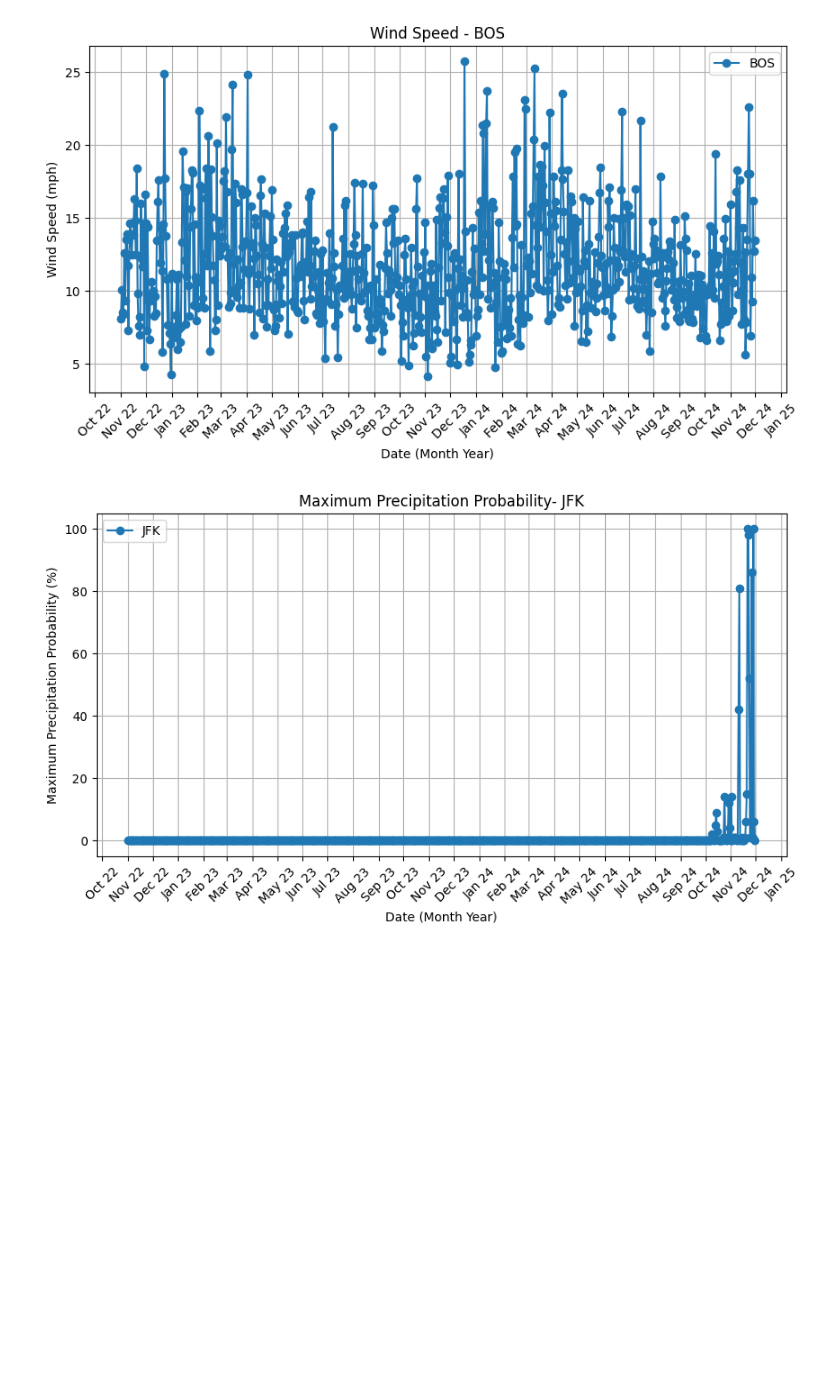
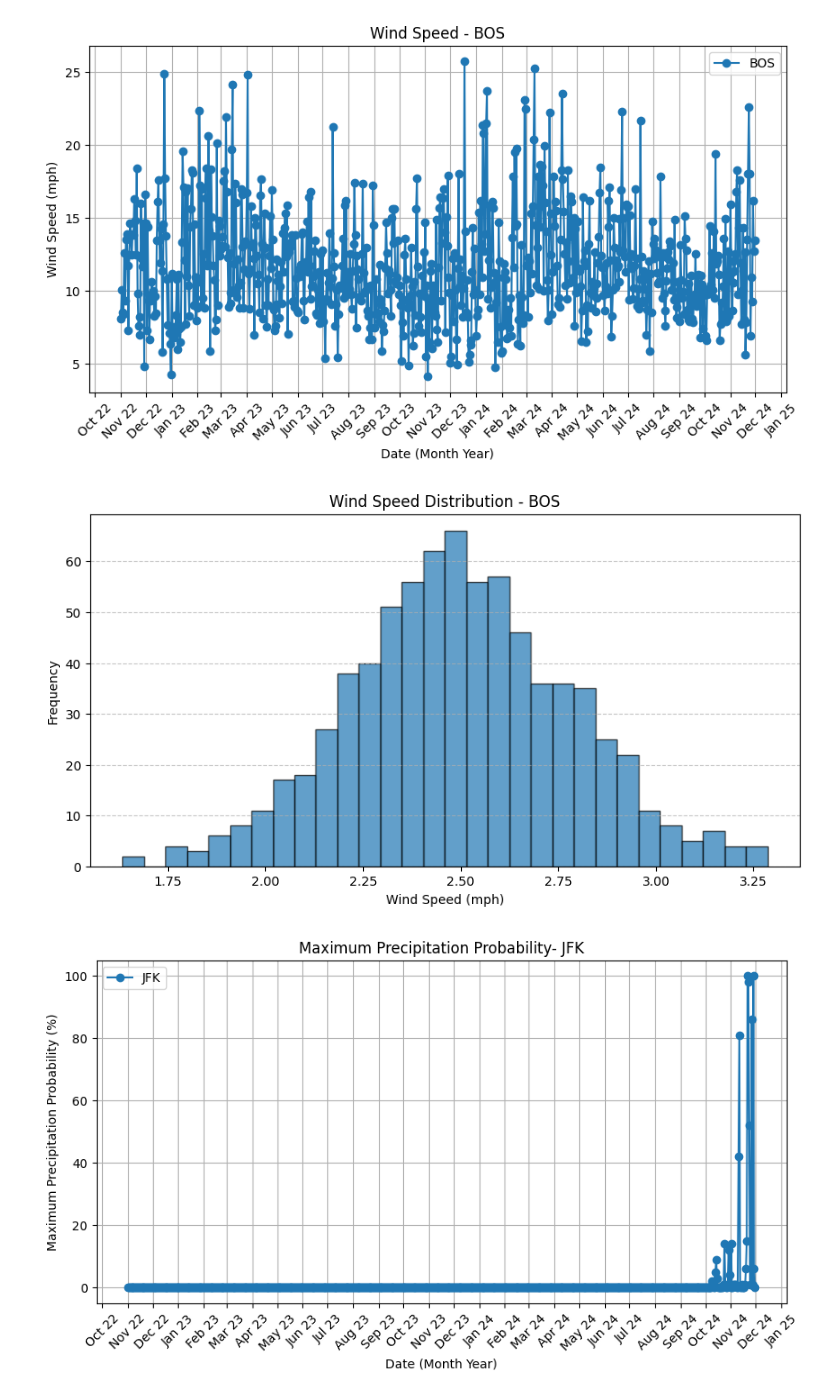
Before and after one commit to dylansaunders23/FlightDelays, a Jupyter notebook: weather/data_cleaning.ipynb, the cells around one changed output. Drawn from its saved outputs; the diff is of its cells as text; code cells hidden in the pictures; blank space fills up the shorter version.

```diff
--- a/weather/data_cleaning.ipynb
+++ b/weather/data_cleaning.ipynb
@@ -137,6 +144,24 @@ plt.xticks(rotation=45)
 plt.show()
 # %% [output]
 [figure]
+# %%
+df['wind_speed_log'] = np.log1p(df['wind_speed_10m_max'])
+airport_data = df[df['airport'] == "BOS"]
+
+# Plot histogram
+plt.figure(figsize=(10, 5))
+plt.hist(airport_data['wind_speed_log'], bins=30, edgecolor='black', alpha=0.7)
+
+# Formatting
+plt.xlabel('Wind Speed (mph)')
+plt.ylabel('Frequency')
+plt.title(f'Wind Speed Distribution - {airport_data["airport"].iloc[0]}')
+plt.grid(axis='y', linestyle='--', alpha=0.7)
+
+# Show plot
+plt.show()
+# %% [output]
+[figure, added]
 # %%
 airports = df['airport'].unique()
 
```
Also changed, not shown: parts of 2 cells of this notebook, 7 other files.
